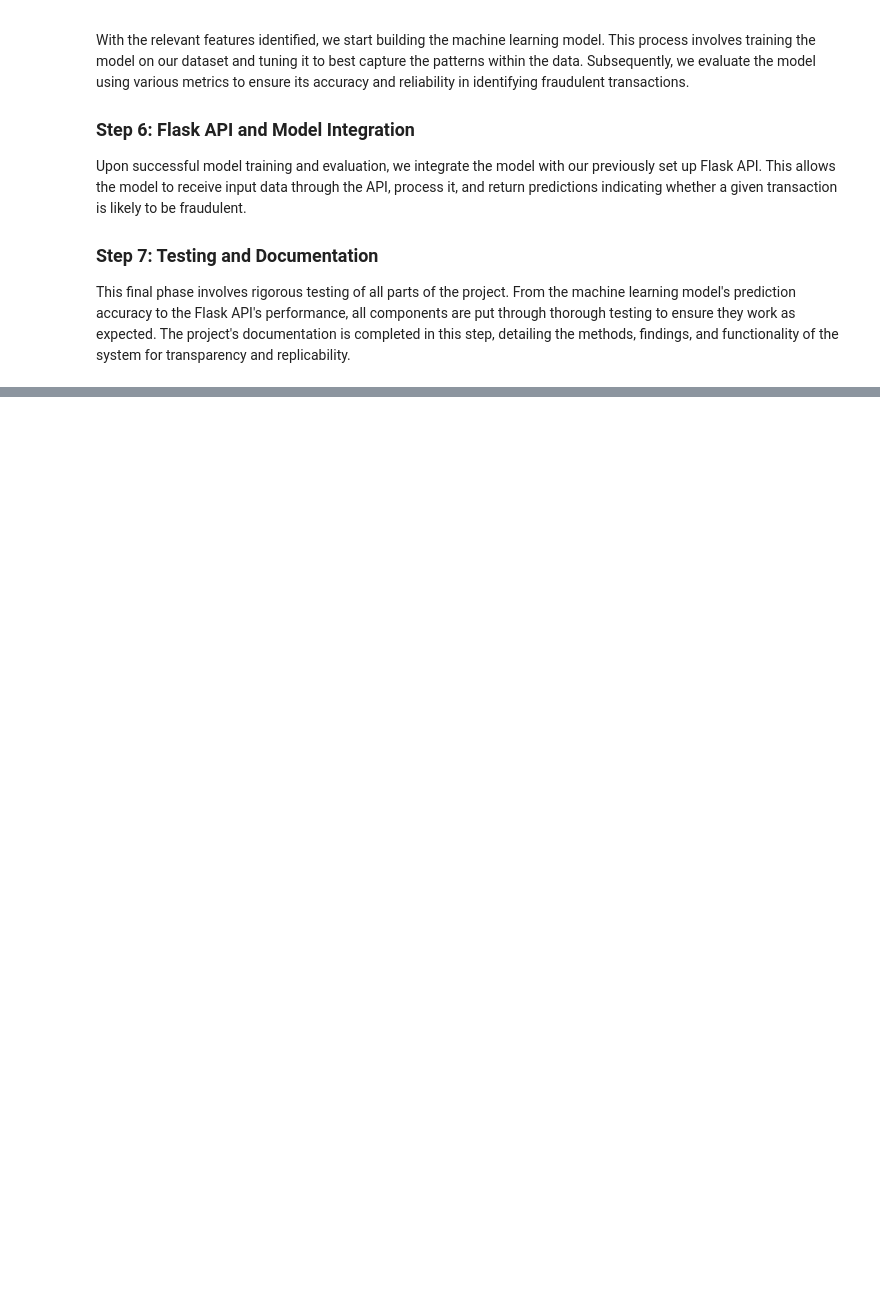
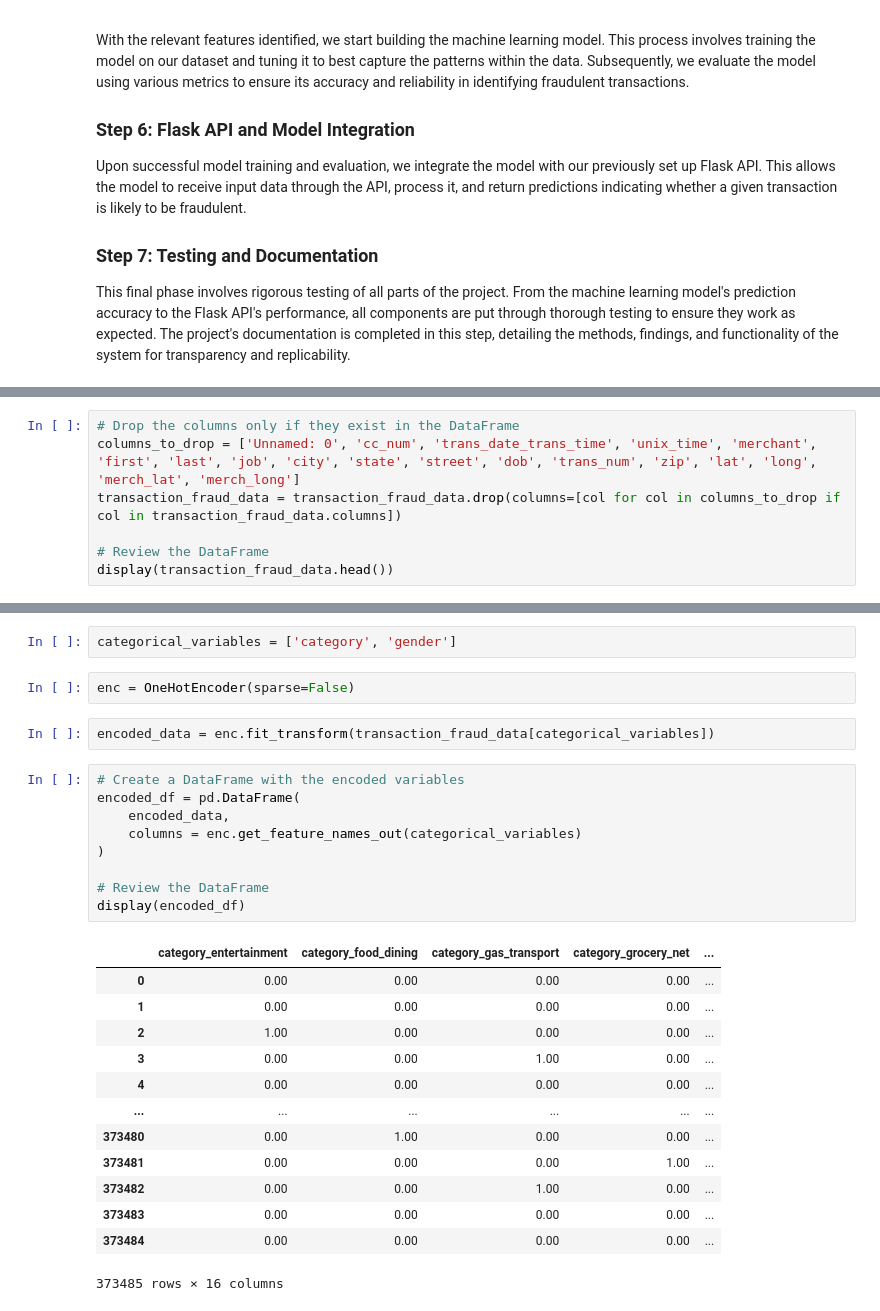
Before and after one commit to rolvera05/fraudguard_ml, a Jupyter notebook: fraud_guard.ipynb, the cells around one changed output, grey strips where cells are left out. Saved outputs shown, nothing was run; the diff lists cells and outputs as text; blank space fills up the shorter version.

```diff
--- a/fraud_guard.ipynb
+++ b/fraud_guard.ipynb
@@ -34,0 +130,7 @@ This final phase involves rigorous testing of all parts of the project. From the
+# %%
+# Drop the columns only if they exist in the DataFrame
+columns_to_drop = ['Unnamed: 0', 'cc_num', 'trans_date_trans_time', 'unix_time', 'merchant', 'first', 'last', 'job', 'city', 'state', 'street', 'dob', 'trans_num', 'zip', 'lat', 'long', 'merch_lat', 'merch_long']
+transaction_fraud_data = transaction_fraud_data.drop(columns=[col for col in columns_to_drop if col in transaction_fraud_data.columns])
+
+# Review the DataFrame
+display(transaction_fraud_data.head())
@@ -34,0 +153,29 @@ This final phase involves rigorous testing of all parts of the project. From the
+# %%
+categorical_variables = ['category', 'gender']
+# %%
+enc = OneHotEncoder(sparse=False)
+# %%
+encoded_data = enc.fit_transform(transaction_fraud_data[categorical_variables])
+# %%
+# Create a DataFrame with the encoded variables
+encoded_df = pd.DataFrame(
+    encoded_data,
+    columns = enc.get_feature_names_out(categorical_variables)
+)
+
+# Review the DataFrame
+display(encoded_df)
+# %% [output]
+|  | category_entertainment | category_food_dining | category_gas_transport | category_grocery_net | ... |
+| 0 | 0.00 | 0.00 | 0.00 | 0.00 | ... |
+| 1 | 0.00 | 0.00 | 0.00 | 0.00 | ... |
+| 2 | 1.00 | 0.00 | 0.00 | 0.00 | ... |
+| 3 | 0.00 | 0.00 | 1.00 | 0.00 | ... |
+| 4 | 0.00 | 0.00 | 0.00 | 0.00 | ... |
+| ... | ... | ... | ... | ... | ... |
+| 373480 | 0.00 | 1.00 | 0.00 | 0.00 | ... |
+| 373481 | 0.00 | 0.00 | 0.00 | 1.00 | ... |
+| 373482 | 0.00 | 0.00 | 1.00 | 0.00 | ... |
+| 373483 | 0.00 | 0.00 | 0.00 | 0.00 | ... |
+| 373484 | 0.00 | 0.00 | 0.00 | 0.00 | ... |
+373485 rows × 16 columns
```
Also changed, not shown: parts of 30 cells of this notebook, 2 other files.
